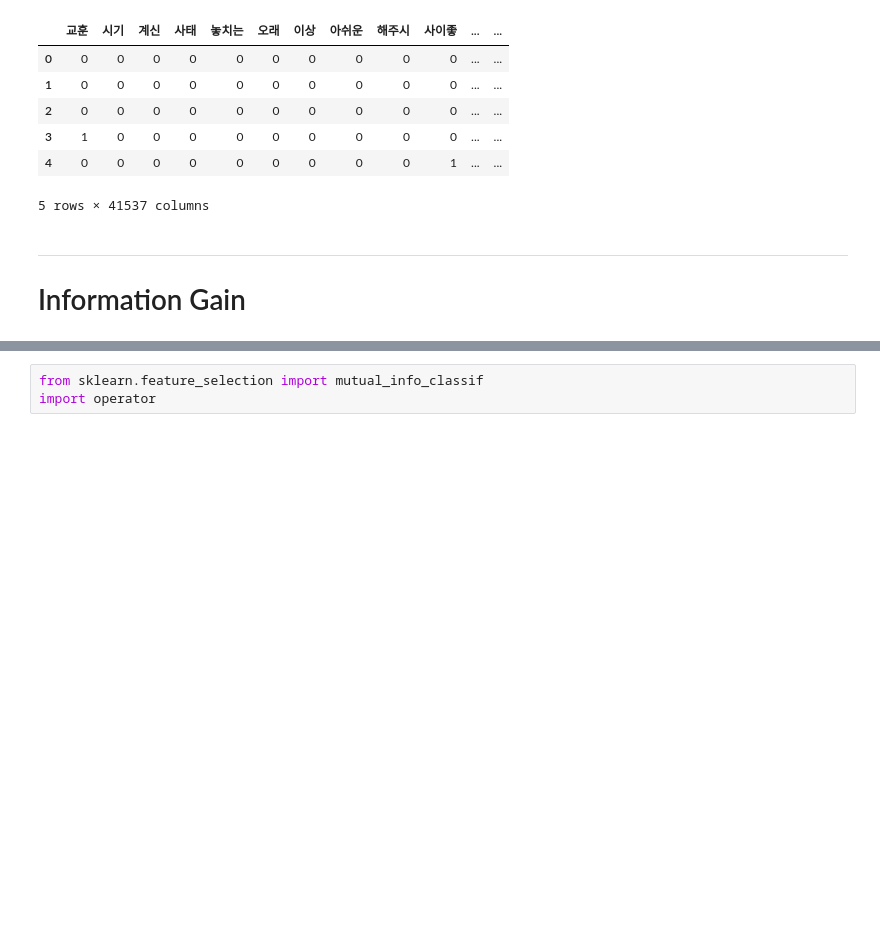
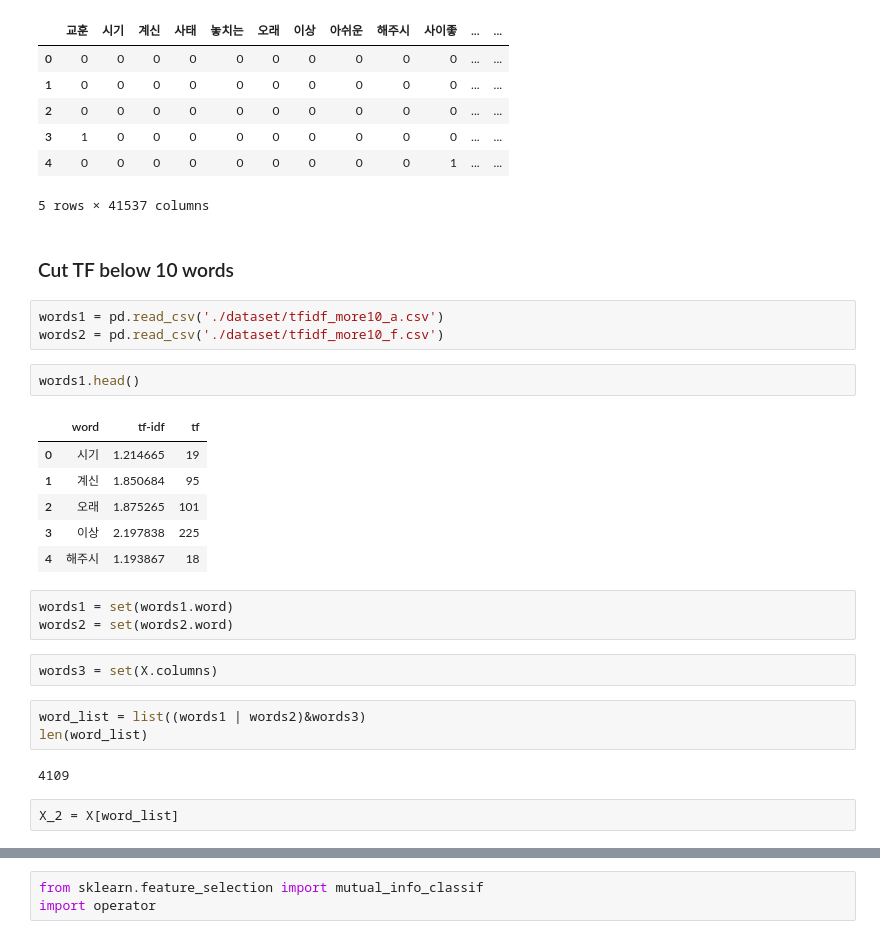
Before and after one commit to JDCha/NLP, a Jupyter notebook: select_feature.ipynb, the cells around one changed output, grey strips where cells are left out. Saved outputs shown, nothing was run; the diff lists cells and outputs as text; blank space fills up the shorter version.

```diff
--- a/select_feature.ipynb
+++ b/select_feature.ipynb
@@ -215,6 +252,29 @@ X.head()
 | 3 | 1 | 0 | 0 | 0 | 0 | 0 | 0 | 0 | 0 | 0 | ... | ... |
 | 4 | 0 | 0 | 0 | 0 | 0 | 0 | 0 | 0 | 0 | 1 | ... | ... |
 5 rows × 41537 columns
-# %% [markdown]
----
-# Information Gain
+# %% [markdown]
+### Cut TF below 10 words
+# %%
+words1 = pd.read_csv('./dataset/tfidf_more10_a.csv')
+words2 = pd.read_csv('./dataset/tfidf_more10_f.csv')
+# %%
+words1.head()
+# %% [output]
+|  | word | tf-idf | tf |
+| 0 | 시기 | 1.214665 | 19 |
+| 1 | 계신 | 1.850684 | 95 |
+| 2 | 오래 | 1.875265 | 101 |
+| 3 | 이상 | 2.197838 | 225 |
+| 4 | 해주시 | 1.193867 | 18 |
+# %%
+words1 = set(words1.word)
+words2 = set(words2.word)
+# %%
+words3 = set(X.columns)
+# %%
+word_list = list((words1 | words2)&words3)
+len(word_list)
+# %% [output]
+4109
+# %%
+X_2 = X[word_list]
```
Also changed, not shown: parts of 13 cells of this notebook.
